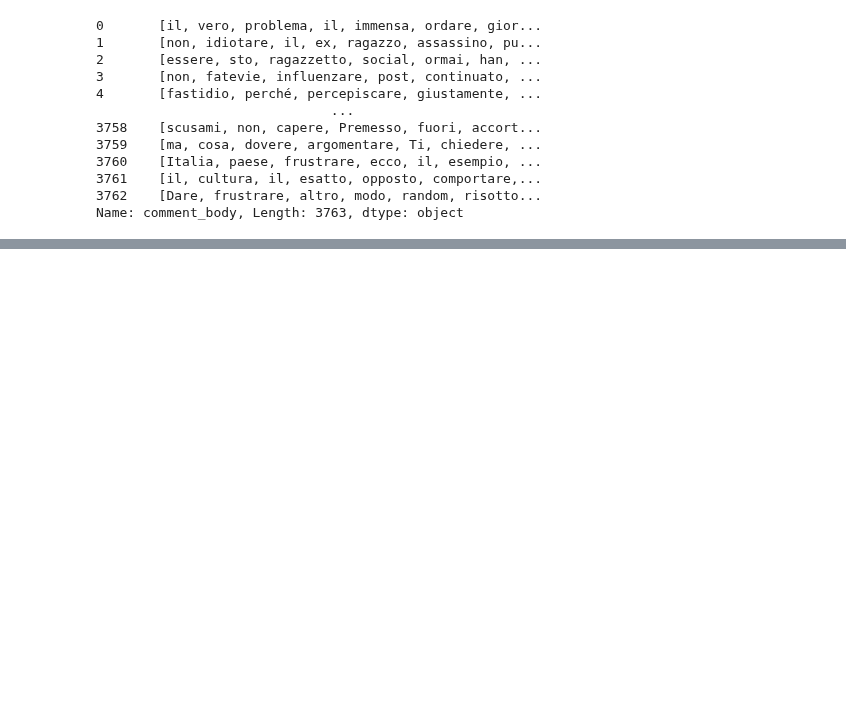
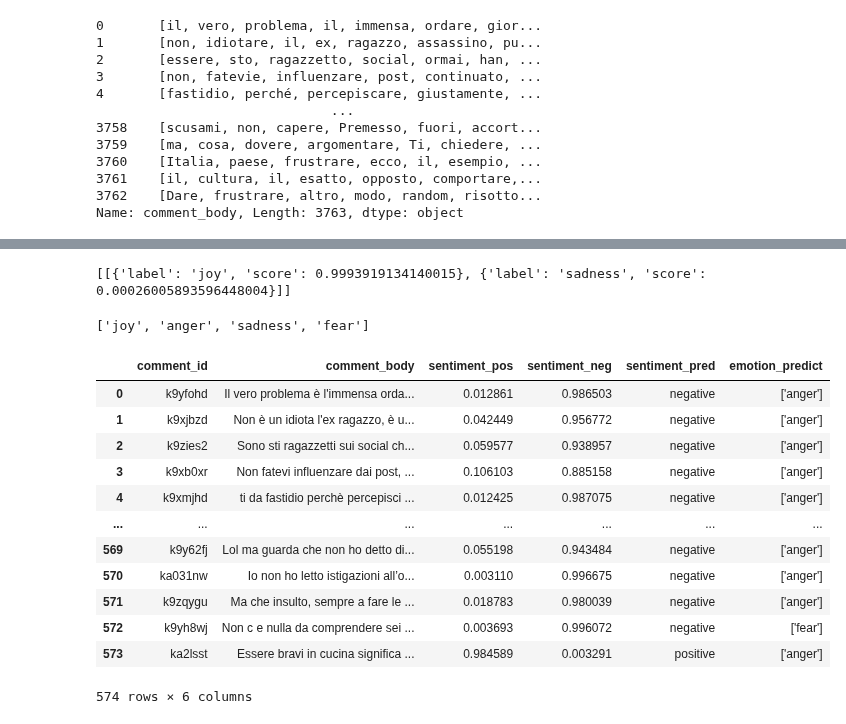
Before and after one commit to MassimoZarantonello2/RedditDebateAnalysis, a Jupyter notebook: scripts/SentimentAnalysis.ipynb, the cells around one changed output, grey strips where cells are left out. Cells and saved outputs as stored; diff of their text form; code cells hidden in the pictures; blank space fills up the shorter version.

```diff
--- a/scripts/SentimentAnalysis.ipynb
+++ b/scripts/SentimentAnalysis.ipynb
@@ -618,0 +953,7 @@ Name: comment_body, Length: 3763, dtype: object
+# %%
+from transformers import pipeline
+classifier = pipeline("text-classification",model='MilaNLProc/feel-it-italian-emotion',top_k=2)
+prediction = classifier("Oggi sono proprio contento!")
+print(prediction)
+# %% [output]
+[[{'label': 'joy', 'score': 0.9993919134140015}, {'label': 'sadness', 'score': 0.00026005893596448004}]]
@@ -618,0 +962,32 @@ Name: comment_body, Length: 3763, dtype: object
+# %%
+emotion_classifier = EmotionClassifier()
+# %%
+emotion_classifier.predict(["sono molto felice di questo risultato",
+                            "ma che cazzo vuoi",
+                            "che brutta cosa...mi stanno scendendo le lacrime...",
+                            "sì ok ma che spavento che mi sono preso"])
+# %% [output]
+['joy', 'anger', 'sadness', 'fear']
+# %%
+def predict_emotion(comment):
+    prediction = emotion_classifier.predict([comment])
+    return str(prediction)
+# %%
+# Applico la funzione alla colonna 'comment_body' e creare la nuova colonna 'predict'
+feel['emotion_predict'] = feel['comment_body'].apply(predict_emotion)
+# %%
+feel
+# %% [output]
+|  | comment_id | comment_body | sentiment_pos | sentiment_neg | sentiment_pred | emotion_predict |
+| 0 | k9yfohd | Il vero problema è l'immensa orda... | 0.012861 | 0.986503 | negative | ['anger'] |
+| 1 | k9xjbzd | Non è un idiota l'ex ragazzo, è u... | 0.042449 | 0.956772 | negative | ['anger'] |
+| 2 | k9zies2 | Sono sti ragazzetti sui social ch... | 0.059577 | 0.938957 | negative | ['anger'] |
+| 3 | k9xb0xr | Non fatevi influenzare dai post, ... | 0.106103 | 0.885158 | negative | ['anger'] |
+| 4 | k9xmjhd | ti da fastidio perchè percepisci ... | 0.012425 | 0.987075 | negative | ['anger'] |
+| ... | ... | ... | ... | ... | ... | ... |
+| 569 | k9y62fj | Lol ma guarda che non ho detto di... | 0.055198 | 0.943484 | negative | ['anger'] |
+| 570 | ka031nw | Io non ho letto istigazioni all’o... | 0.003110 | 0.996675 | negative | ['anger'] |
+| 571 | k9zqygu | Ma che insulto, sempre a fare le ... | 0.018783 | 0.980039 | negative | ['anger'] |
+| 572 | k9yh8wj | Non c e nulla da comprendere sei ... | 0.003693 | 0.996072 | negative | ['fear'] |
+| 573 | ka2lsst | Essere bravi in cucina significa ... | 0.984589 | 0.003291 | positive | ['anger'] |
+574 rows × 6 columns
```
Also changed, not shown: parts of 77 cells of this notebook, 6 other files.
